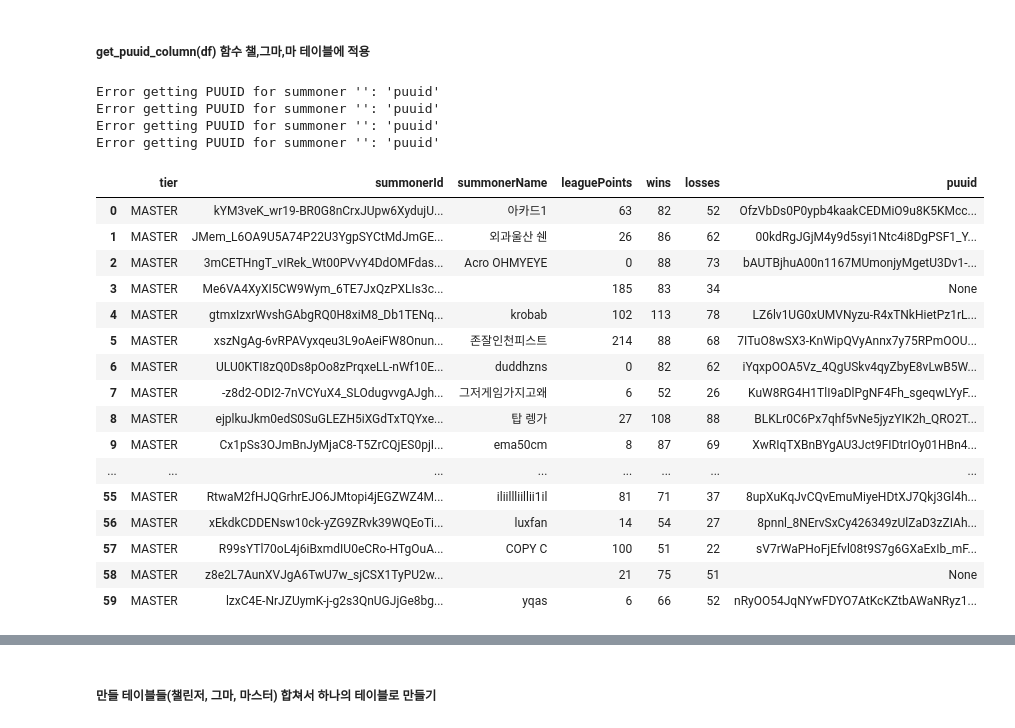
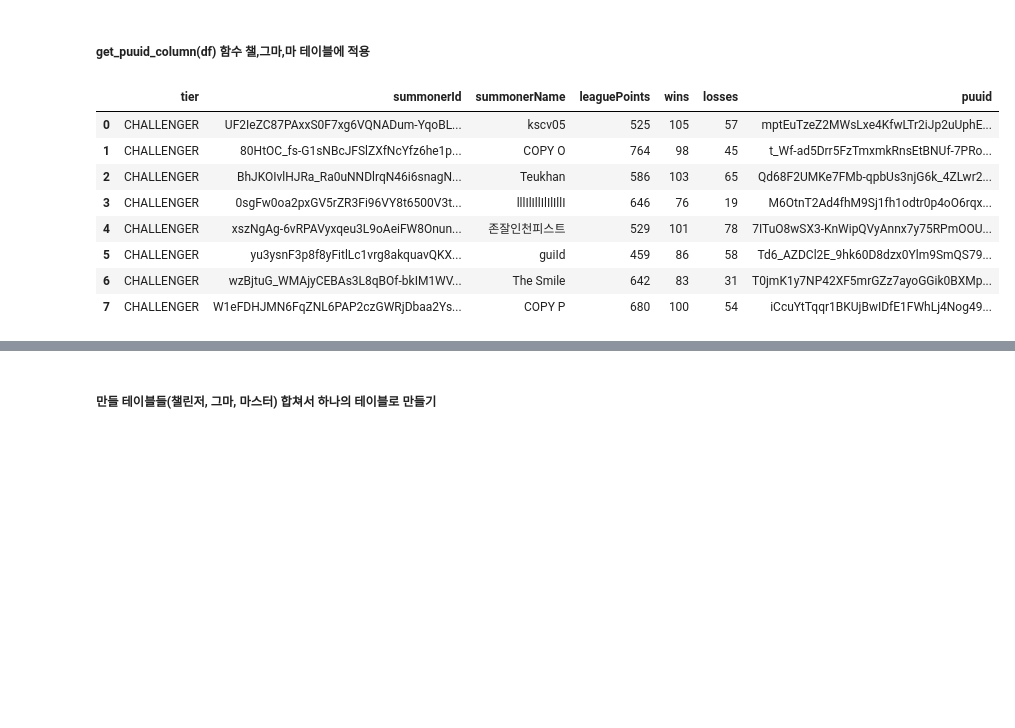
Before and after one commit to interspace719/Final-Project-A09-, a Jupyter notebook: 1. make TFT ranker puuid table.ipynb, the cells around one changed output, grey strips where cells are left out. Drawn from its saved outputs; the diff is of its cells as text; code cells hidden in the pictures; blank space fills up the shorter version.

```diff
--- a/1. make TFT ranker puuid table.ipynb
+++ b/1. make TFT ranker puuid table.ipynb
@@ -159,34 +159,16 @@ def get_puuid_column(df):
     return df
 # %% [markdown]
 ##### get_puuid_column(df) 함수 챌,그마,마 테이블에 적용
-# %%
-# challanger
-# get_puuid_column(challanger_df) # 차후에 챌린저 생기면 주석 제거 필요
-
-# grandmaster
-get_puuid_column(grandmaster_df)
-
-# master
-get_puuid_column(master_df)
-# %% [output]
-Error getting PUUID for summoner '': 'puuid'
-Error getting PUUID for summoner '': 'puuid'
-Error getting PUUID for summoner '': 'puuid'
-Error getting PUUID for summoner '': 'puuid'
-|  | tier | summonerId | summonerName | leaguePoints | wins | losses | puuid |
-| 0 | MASTER | kYM3veK_wr19-BR0G8nCrxJUpw6XydujU... | 아카드1 | 63 | 82 | 52 | OfzVbDs0P0ypb4kaakCEDMiO9u8K5KMcc... |
-| 1 | MASTER | JMem_L6OA9U5A74P22U3YgpSYCtMdJmGE... | 외과울산 쉔 | 26 | 86 | 62 | 00kdRgJGjM4y9d5syi1Ntc4i8DgPSF1_Y... |
-| 2 | MASTER | 3mCETHngT_vIRek_Wt00PVvY4DdOMFdas... | Acro OHMYEYE | 0 | 88 | 73 | bAUTBjhuA00n1167MUmonjyMgetU3Dv1-... |
-| 3 | MASTER | Me6VA4XyXI5CW9Wym_6TE7JxQzPXLIs3c... |  | 185 | 83 | 34 | None |
-| 4 | MASTER | gtmxIzxrWvshGAbgRQ0H8xiM8_Db1TENq... | krobab | 102 | 113 | 78 | LZ6lv1UG0xUMVNyzu-R4xTNkHietPz1rL... |
-| 5 | MASTER | xszNgAg-6vRPAVyxqeu3L9oAeiFW8Onun... | 존잘인천피스트 | 214 | 88 | 68 | 7ITuO8wSX3-KnWipQVyAnnx7y75RPmOOU... |
-| 6 | MASTER | ULU0KTI8zQ0Ds8pOo8zPrqxeLL-nWf10E... | duddhzns | 0 | 82 | 62 | iYqxpOOA5Vz_4QgUSkv4qyZbyE8vLwB5W... |
-| 7 | MASTER | -z8d2-ODI2-7nVCYuX4_SLOdugvvgAJgh... | 그저게임가지고왜 | 6 | 52 | 26 | KuW8RG4H1TlI9aDlPgNF4Fh_sgeqwLYyF... |
-| 8 | MASTER | ejplkuJkm0edS0SuGLEZH5iXGdTxTQYxe... | 탑 렝가 | 27 | 108 | 88 | BLKLr0C6Px7qhf5vNe5jyzYIK2h_QRO2T... |
-| 9 | MASTER | Cx1pSs3OJmBnJyMjaC8-T5ZrCQjES0pjI... | ema50cm | 8 | 87 | 69 | XwRIqTXBnBYgAU3Jct9FIDtrIOy01HBn4... |
-| ... | ... | ... | ... | ... | ... | ... | ... |
-| 55 | MASTER | RtwaM2fHJQGrhrEJO6JMtopi4jEGZWZ4M... | iliillliillii1il | 81 | 71 | 37 | 8upXuKqJvCQvEmuMiyeHDtXJ7Qkj3Gl4h... |
-| 56 | MASTER | xEkdkCDDENsw10ck-yZG9ZRvk39WQEoTi... | luxfan | 14 | 54 | 27 | 8pnnl_8NErvSxCy426349zUlZaD3zZIAh... |
-| 57 | MASTER | R99sYTl70oL4j6iBxmdIU0eCRo-HTgOuA... | COPY C | 100 | 51 | 22 | sV7rWaPHoFjEfvl08t9S7g6GXaExIb_mF... |
-| 58 | MASTER | z8e2L7AunXVJgA6TwU7w_sjCSX1TyPU2w... |  | 21 | 75 | 51 | None |
-| 59 | MASTER | lzxC4E-NrJZUymK-j-g2s3QnUGJjGe8bg... | yqas | 6 | 66 | 52 | nRyOO54JqNYwFDYO7AtKcKZtbAWaNRyz1... |
+# %%
+# challanger
+get_puuid_column(challenger_df)
+# %% [output]
+|  | tier | summonerId | summonerName | leaguePoints | wins | losses | puuid |
+| 0 | CHALLENGER | UF2IeZC87PAxxS0F7xg6VQNADum-YqoBL... | kscv05 | 525 | 105 | 57 | mptEuTzeZ2MWsLxe4KfwLTr2iJp2uUphE... |
+| 1 | CHALLENGER | 80HtOC_fs-G1sNBcJFSlZXfNcYfz6he1p... | COPY O | 764 | 98 | 45 | t_Wf-ad5Drr5FzTmxmkRnsEtBNUf-7PRo... |
+| 2 | CHALLENGER | BhJKOIvlHJRa_Ra0uNNDlrqN46i6snagN... | Teukhan | 586 | 103 | 65 | Qd68F2UMKe7FMb-qpbUs3njG6k_4ZLwr2... |
+| 3 | CHALLENGER | 0sgFw0oa2pxGV5rZR3Fi96VY8t6500V3t... | lllIlIllIlIlIllI | 646 | 76 | 19 | M6OtnT2Ad4fhM9Sj1fh1odtr0p4oO6rqx... |
+| 4 | CHALLENGER | xszNgAg-6vRPAVyxqeu3L9oAeiFW8Onun... | 존잘인천피스트 | 529 | 101 | 78 | 7ITuO8wSX3-KnWipQVyAnnx7y75RPmOOU... |
+| 5 | CHALLENGER | yu3ysnF3p8f8yFitlLc1vrg8akquavQKX... | guiId | 459 | 86 | 58 | Td6_AZDCl2E_9hk60D8dzx0Ylm9SmQS79... |
+| 6 | CHALLENGER | wzBjtuG_WMAjyCEBAs3L8qBOf-bkIM1WV... | The Smile | 642 | 83 | 31 | T0jmK1y7NP42XF5mrGZz7ayoGGik0BXMp... |
+| 7 | CHALLENGER | W1eFDHJMN6FqZNL6PAP2czGWRjDbaa2Ys... | COPY P | 680 | 100 | 54 | iCcuYtTqqr1BKUjBwIDfE1FWhLj4Nog49... |
```
Also changed, not shown: parts of 10 cells of this notebook, 6 other files.
